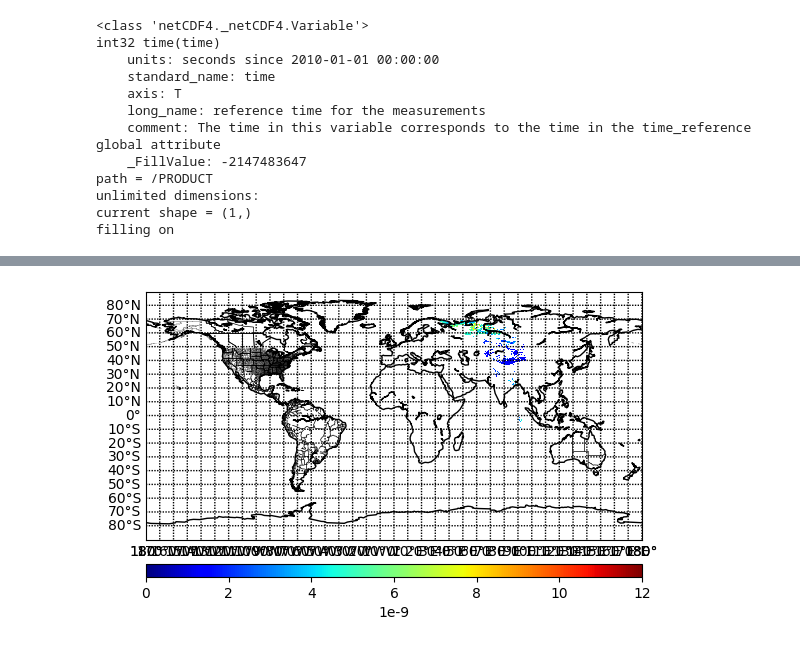
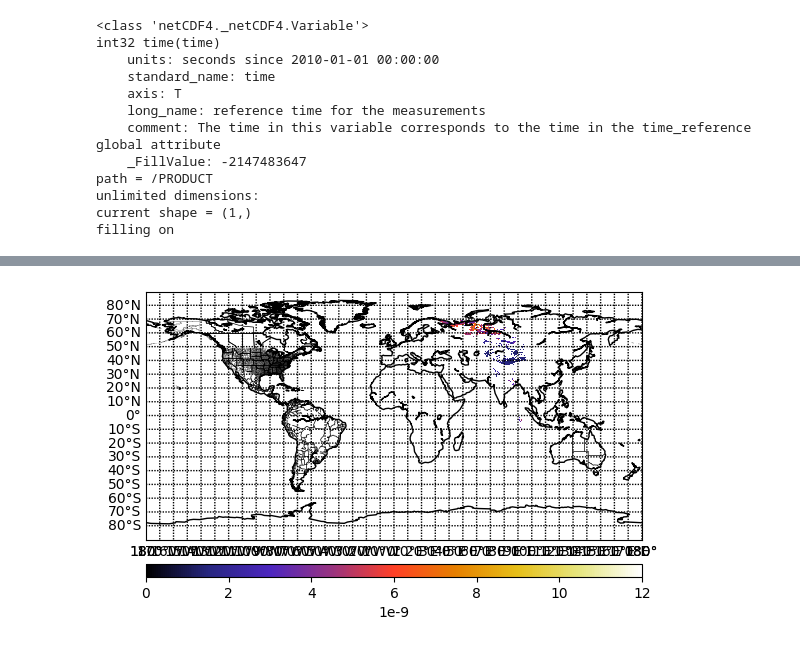
Before and after one commit to kentanvictor/S5P_Project, a Jupyter notebook: CH4_Data.ipynb, the cells around one changed output, grey strips where cells are left out. Drawn from its saved outputs; the diff is of its cells as text; code cells hidden in the pictures.

```diff
--- a/CH4_Data.ipynb
+++ b/CH4_Data.ipynb
@@ -110,15 +162,15 @@ xi, yi = m(lons, lats)  # 绘制底图的坐标矩阵
 # %%
 boundaries = np.arange(0, 0.5, 0.005)
 cmap_reds = plt.cm.get_cmap('jet_r', len(boundaries))
-cs = m.pcolormesh(xi, yi, CH4_draw, shading='auto', cmap='jet', vmin=0, vmax=12)  # pcolor函数是指使用xi和yi为横纵坐标
+cs = m.pcolormesh(xi, yi, CH4,  cmap='CMRmap', vmin=0, vmax=12)  # pcolor函数是指使用xi和yi为横纵坐标
 m.drawparallels(np.arange(-80., 81., 10.), labels=[1, 0, 0, 0], fontsize=10)
 m.drawmeridians(np.arange(-180., 181., 10.), labels=[0, 0, 0, 1], fontsize=10)
 m.drawcoastlines()
 m.drawstates()
 m.drawcounties()
 cbar = m.colorbar(location='bottom', pad="10%")
 cbar.set_label(CH4_units)
 fig.savefig('test.png', dpi=100)
 plt.show()
 # %% [output]
-[figure, old version]
+[figure, new version]
```
Also changed, not shown: parts of 7 cells of this notebook, 3 other files.
